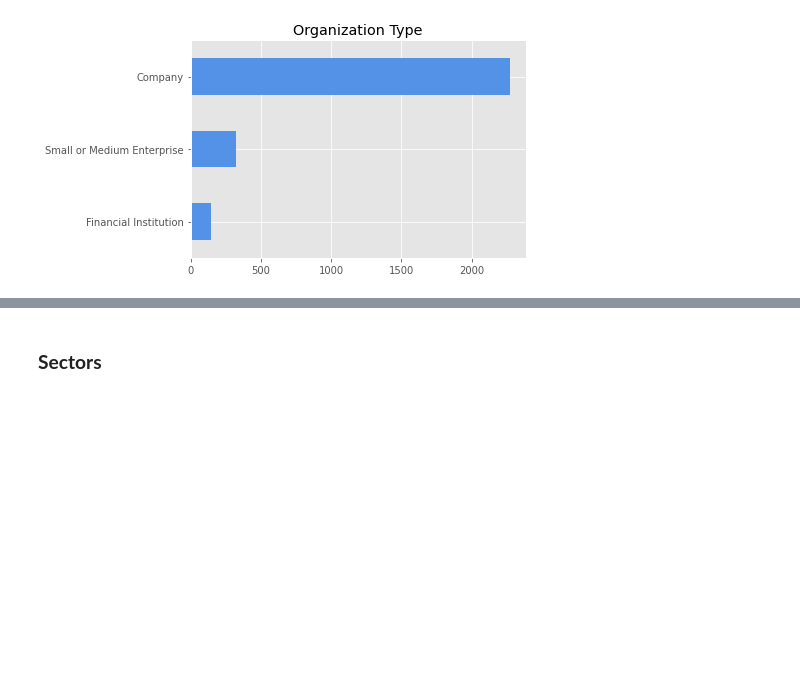
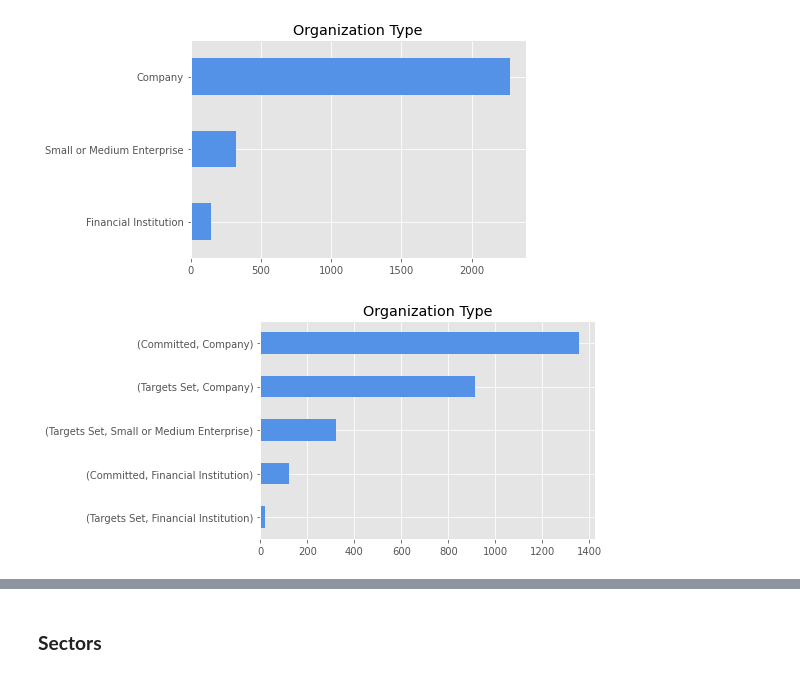
Before and after one commit to isalesp/SBTi, a Jupyter notebook: SBTi.ipynb, the cells around one changed output, grey strips where cells are left out. Saved outputs shown, nothing was run; the diff lists cells and outputs as text; code cells hidden in the pictures; blank space fills up the shorter version.

```diff
--- a/SBTi.ipynb
+++ b/SBTi.ipynb
@@ -313,6 +326,15 @@ plt.ylabel("")
 plt.show()
 # %% [output]
 [figure]
+# %%
+tb8 = data.groupby(["Near term - Target Status","Organization Type"])["Company Name"].count().sort_values()
+
+f6 = tb8.plot(kind = "barh", color = "#5492E8", legend=None)
+plt.title("Organization Type")
+plt.ylabel("")
+plt.show()
+# %% [output]
+[figure, added]
 # %%
 pvt1 = pd.pivot_table(data, values='Company Name', index=['Region'],
                     columns=['Organization Type'], aggfunc= "count")
```
Also changed, not shown: parts of 13 cells of this notebook.
